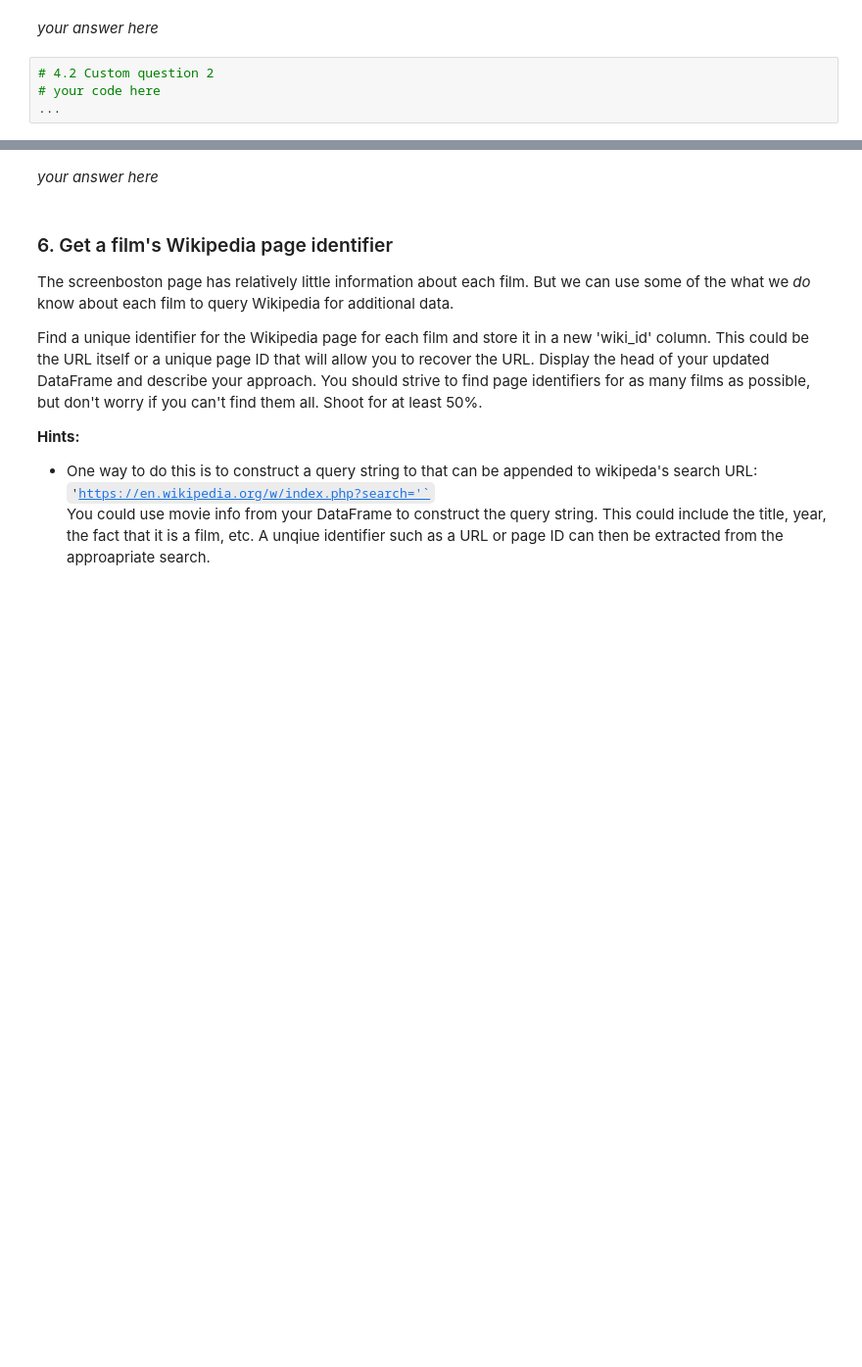
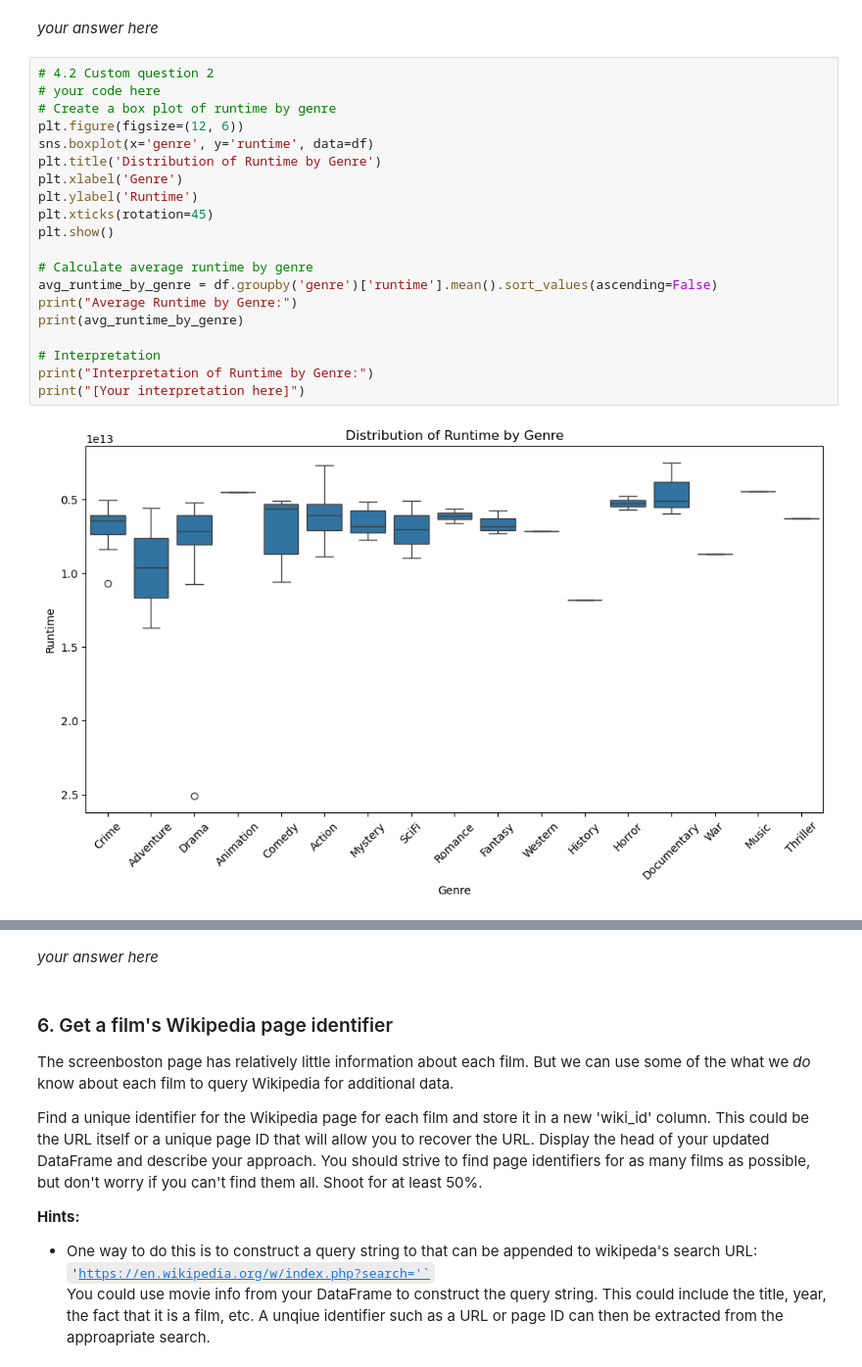
Before and after one commit to mdkrasnow/harvard, a Jupyter notebook: CS 109/cs1090a_hw1/cs1090a_hw1.ipynb, the cells around one changed output, grey strips where cells are left out. Shown: that part at 98% size. Saved outputs shown, nothing was run; the diff lists cells and outputs as text; blank space fills up the shorter version.

```diff
--- a/CS 109/cs1090a_hw1/cs1090a_hw1.ipynb
+++ b/CS 109/cs1090a_hw1/cs1090a_hw1.ipynb
@@ -523,4 +782,22 @@ Example questions you might consider:
 # %%
 # 4.2 Custom question 2
 # your code here
-...
+# Create a box plot of runtime by genre
+plt.figure(figsize=(12, 6))
+sns.boxplot(x='genre', y='runtime', data=df)
+plt.title('Distribution of Runtime by Genre')
+plt.xlabel('Genre')
+plt.ylabel('Runtime')
+plt.xticks(rotation=45)
+plt.show()
+
+# Calculate average runtime by genre
+avg_runtime_by_genre = df.groupby('genre')['runtime'].mean().sort_values(ascending=False)
+print("Average Runtime by Genre:")
+print(avg_runtime_by_genre)
+
+# Interpretation
+print("Interpretation of Runtime by Genre:")
+print("[Your interpretation here]")
+# %% [output]
+[figure, added]
```
Also changed, not shown: parts of 22 cells of this notebook, 20 other files.
